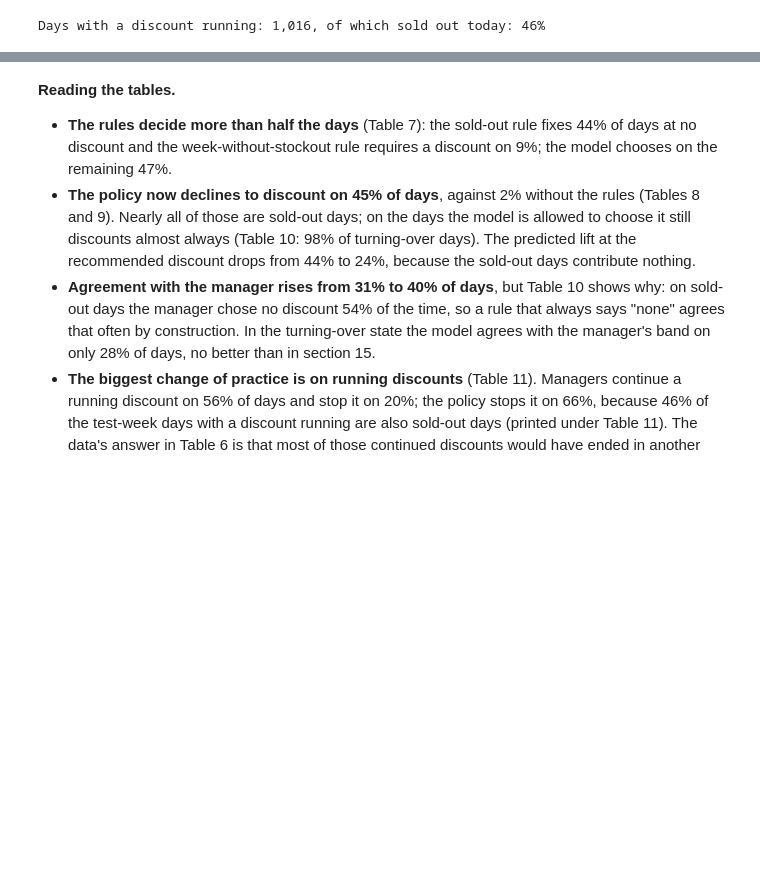
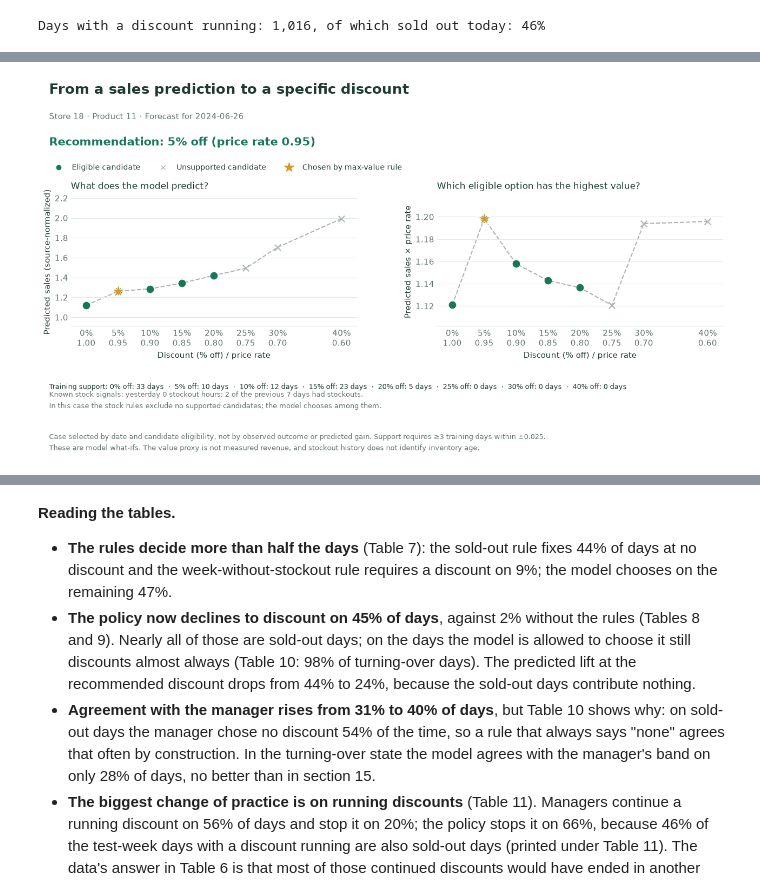
Before and after one commit to Lisayinyy/MAIB_7002, a Jupyter notebook: discount_sales_prediction.ipynb, the cells around one changed output, grey strips where cells are left out. Drawn from its saved outputs; the diff is of its cells as text; code cells hidden in the pictures; blank space fills up the shorter version.

```diff
--- a/discount_sales_prediction.ipynb
+++ b/discount_sales_prediction.ipynb
@@ -1059,0 +1100,10 @@ Days with a discount running: 1,016, of which sold out today: 46%
+# %%
+fig, case_candidates, case_info = visuals.discount_case(response, supported, test, train)
+fig.savefig(VISUALS / "one_product_discount_decision.png", dpi=180, bbox_inches="tight")
+case_candidates.to_csv(VISUALS / "one_product_discount_decision.csv", index=False)
+pd.Series(case_info).to_json(VISUALS / "one_product_case.json", indent=2)
+display(fig)
+plt.close(fig)
+display(case_candidates.round(4))
+# %% [output]
+[figure, added]
```
Also changed, not shown: parts of 8 cells of this notebook, 11 other files.
